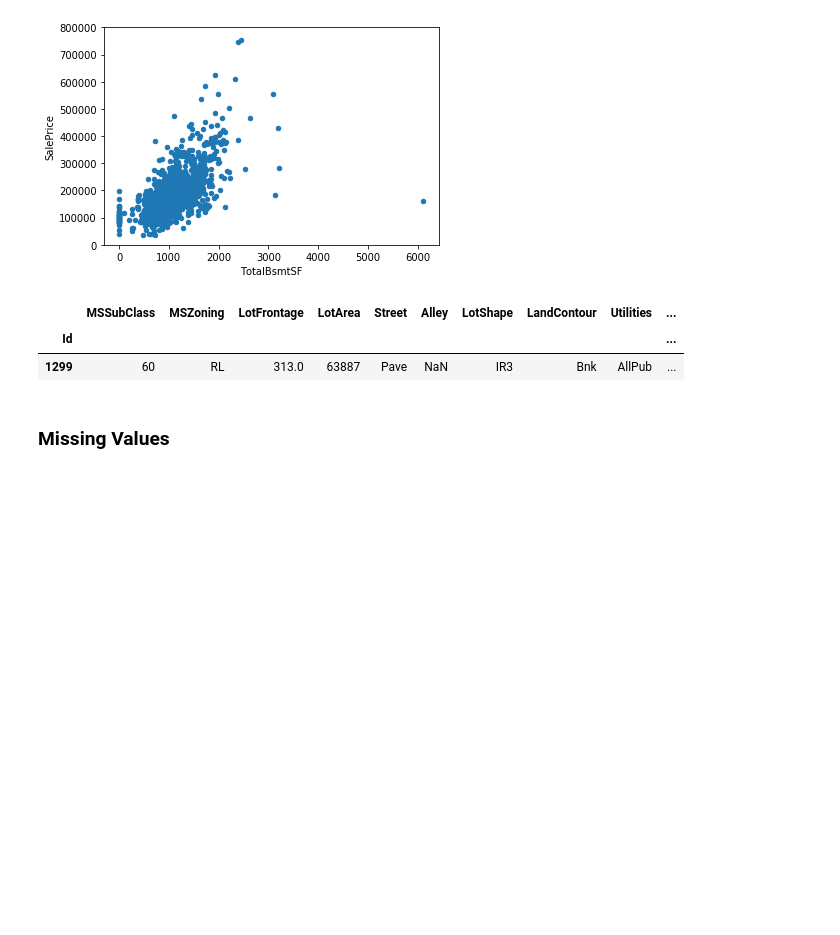
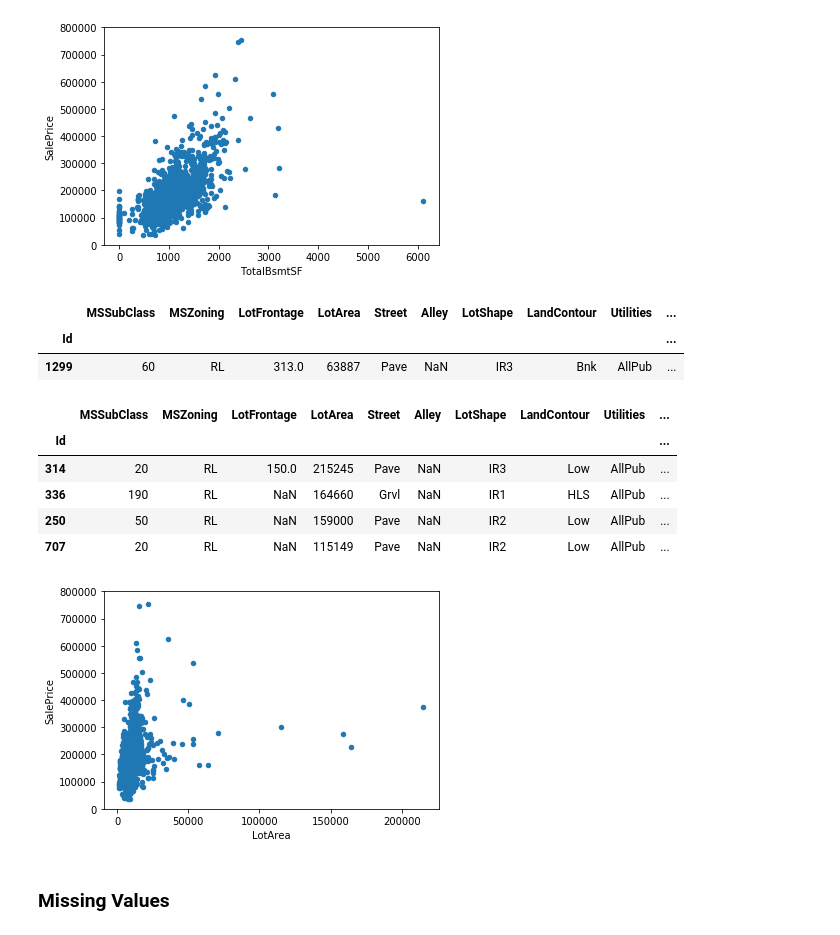
Before and after one commit to miazhx/Kaggle-House-Prices, a Jupyter notebook: Mia/Data Exploration.ipynb, the cells around one changed output. Saved outputs shown, nothing was run; the diff lists cells and outputs as text; code cells hidden in the pictures; blank space fills up the shorter version.

```diff
--- a/Mia/Data Exploration.ipynb
+++ b/Mia/Data Exploration.ipynb
@@ -211,6 +211,20 @@ df_raw.sort_values(by = 'TotalBsmtSF', ascending = False)[:1]
 |  | MSSubClass | MSZoning | LotFrontage | LotArea | Street | Alley | LotShape | LandContour | Utilities | ... |
 | Id |  |  |  |  |  |  |  |  |  | ... |
 | 1299 | 60 | RL | 313.0 | 63887 | Pave | NaN | IR3 | Bnk | AllPub | ... |
+# %%
+#scatter plot totalbsmtsf/saleprice
+var = 'LotArea'
+data = pd.concat([df_raw['SalePrice'], df_raw[var]], axis=1)
+data.plot.scatter(x=var, y='SalePrice', ylim=(0,800000));
+df_raw.sort_values(by = 'LotArea', ascending = False)[:4]
+# %% [output]
+|  | MSSubClass | MSZoning | LotFrontage | LotArea | Street | Alley | LotShape | LandContour | Utilities | ... |
+| Id |  |  |  |  |  |  |  |  |  | ... |
+| 314 | 20 | RL | 150.0 | 215245 | Pave | NaN | IR3 | Low | AllPub | ... |
+| 336 | 190 | RL | NaN | 164660 | Grvl | NaN | IR1 | HLS | AllPub | ... |
+| 250 | 50 | RL | NaN | 159000 | Pave | NaN | IR2 | Low | AllPub | ... |
+| 707 | 20 | RL | NaN | 115149 | Pave | NaN | IR2 | Low | AllPub | ... |
+[figure, added]
 # %% [markdown]
 <p><a name="missing"></a></p>
 
```
Also changed, not shown: 1 other file.
